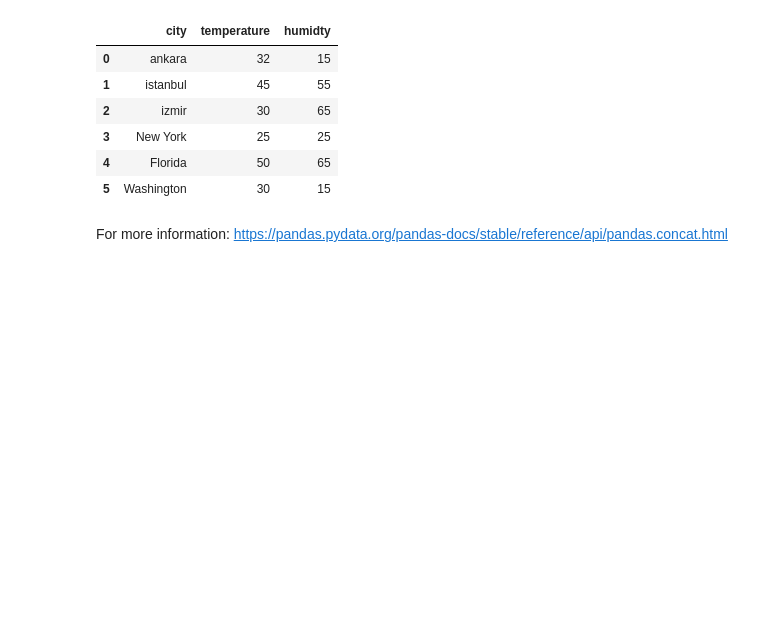
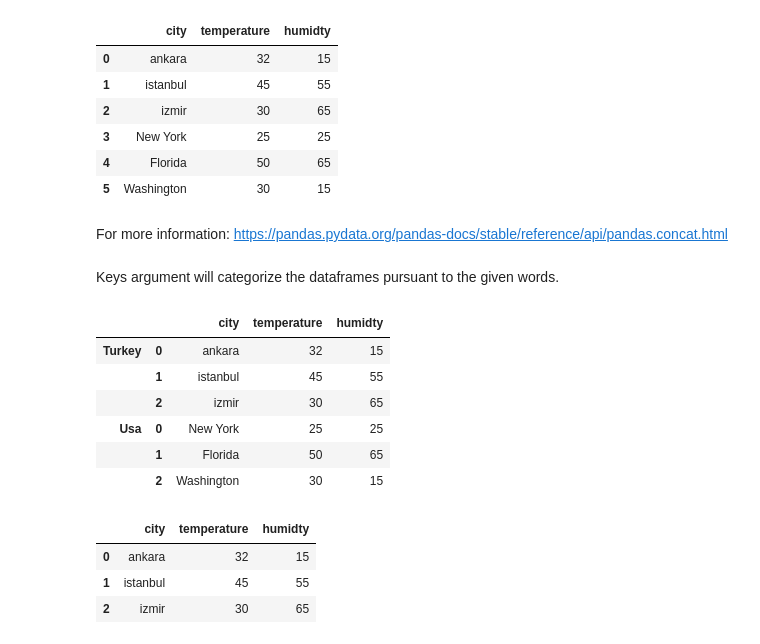
Before and after one commit to justhasanuknow/Python-Projects, a Jupyter notebook: Notebooks/pandas tutorial/Pandas Notebook - 4 Grouping.ipynb, the cells around one changed output. Drawn from its saved outputs; the diff is of its cells as text; code cells hidden in the pictures; blank space fills up the shorter version.

```diff
--- a/Notebooks/pandas tutorial/Pandas Notebook - 4 Grouping.ipynb
+++ b/Notebooks/pandas tutorial/Pandas Notebook - 4 Grouping.ipynb
@@ -139,3 +139,23 @@ dataframe
 | 5 | Washington | 30 | 15 |
 # %% [markdown]
 For more information: https://pandas.pydata.org/pandas-docs/stable/reference/api/pandas.concat.html
+# %% [markdown]
+Keys argument will categorize the dataframes pursuant to the given words.
+# %%
+dataframe = pd.concat([turkey_weather,usa_weather], keys = ["Turkey","Usa"])
+dataframe
+# %% [output]
+|  |  | city | temperature | humidty |
+| Turkey | 0 | ankara | 32 | 15 |
+|  | 1 | istanbul | 45 | 55 |
+|  | 2 | izmir | 30 | 65 |
+| Usa | 0 | New York | 25 | 25 |
+|  | 1 | Florida | 50 | 65 |
+|  | 2 | Washington | 30 | 15 |
+# %%
+dataframe.loc["Turkey"]
+# %% [output]
+|  | city | temperature | humidty |
+| 0 | ankara | 32 | 15 |
+| 1 | istanbul | 45 | 55 |
+| 2 | izmir | 30 | 65 |
```
Also changed, not shown: parts of 7 cells of this notebook.
